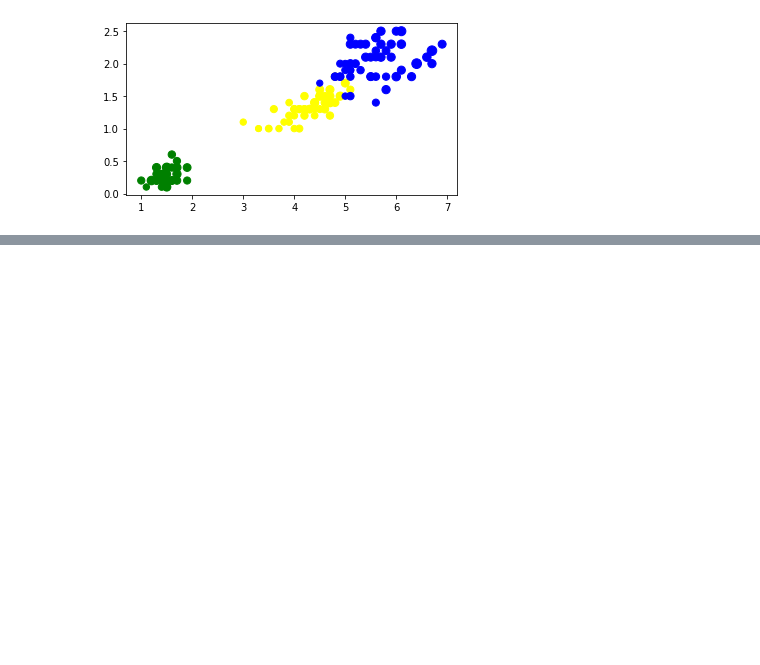
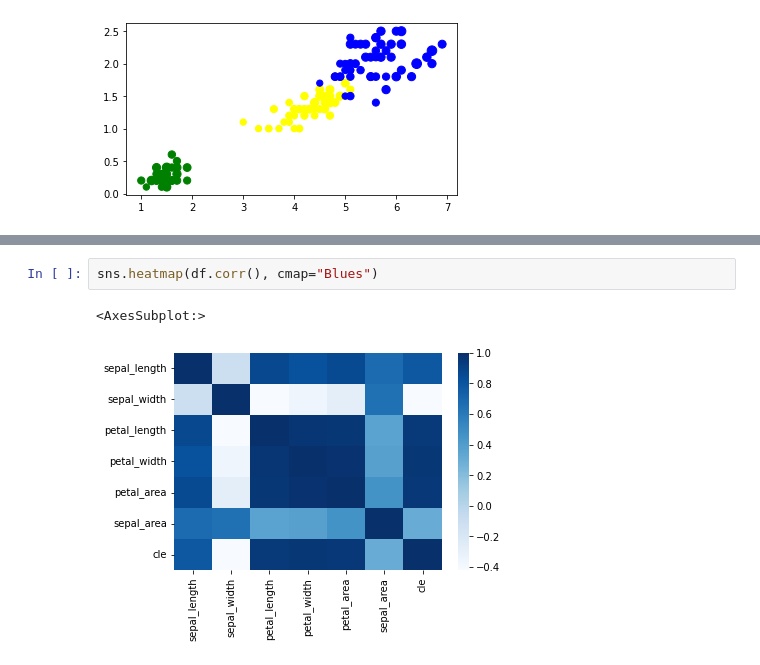
Before and after one commit to VRaj23/notebooks, a Jupyter notebook: iris/iris.ipynb, the cells around one changed output, grey strips where cells are left out. Drawn from its saved outputs; the diff is of its cells as text; blank space fills up the shorter version.

```diff
--- a/iris/iris.ipynb
+++ b/iris/iris.ipynb
@@ -77,0 +105,5 @@ ax.scatter('petal_length', 'petal_width', c='class_color', s='sepal_area', data=
+# %%
+sns.heatmap(df.corr(), cmap="Blues")
+# %% [output]
+<AxesSubplot:>
+[figure, added]
```
Also changed, not shown: parts of 6 cells of this notebook.
